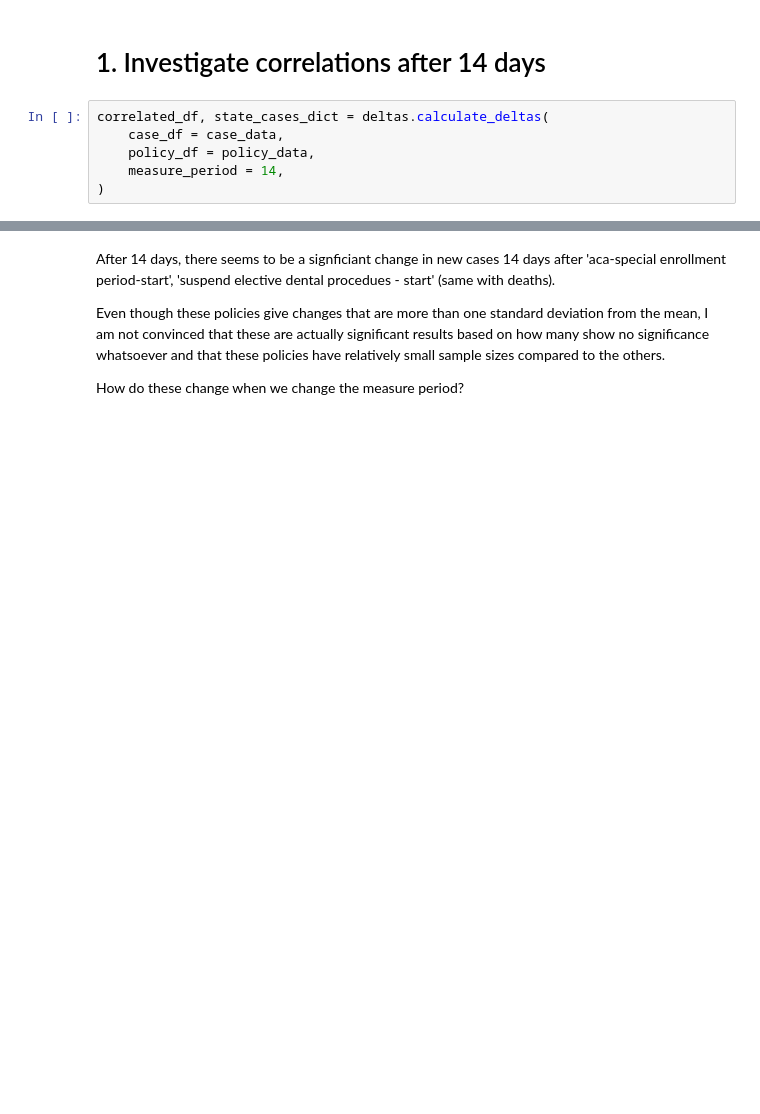
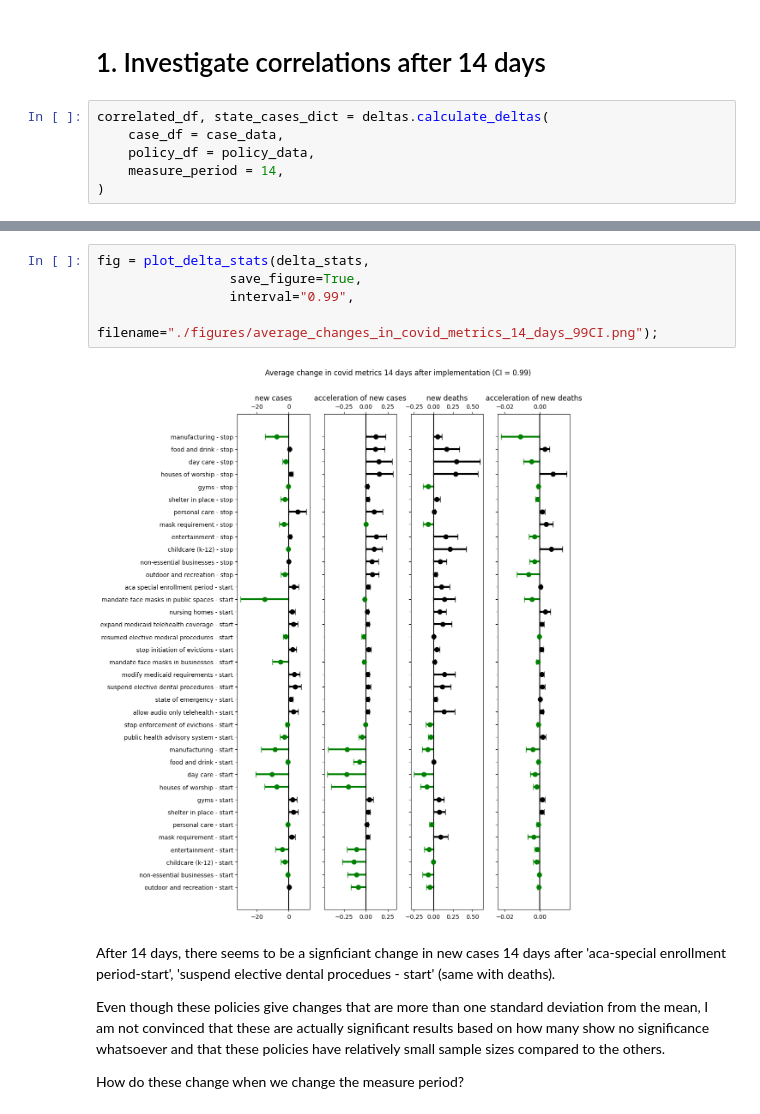
Before and after one commit to apalermo01/Covid-19-correlation-analysis, a Jupyter notebook: 04-Average cases and deaths at and after policy implementation.ipynb, the cells around one changed output, grey strips where cells are left out. Saved outputs shown, nothing was run; the diff lists cells and outputs as text; blank space fills up the shorter version.

```diff
--- a/04-Average cases and deaths at and after policy implementation.ipynb
+++ b/04-Average cases and deaths at and after policy implementation.ipynb
@@ -62,3 +79,10 @@ plot_delta_stats(delta_stats,
+# %%
+fig = plot_delta_stats(delta_stats,
+                 save_figure=True,
+                 interval="0.99",
+                 filename="./figures/average_changes_in_covid_metrics_14_days_99CI.png");
+# %% [output]
+[figure, added]
 # %% [markdown]
 After 14 days, there seems to be a signficiant change in new cases 14 days after 'aca-special enrollment period-start', 'suspend elective dental procedues - start' (same with deaths).
 
```
Also changed, not shown: parts of 10 cells of this notebook, 5 other files.
